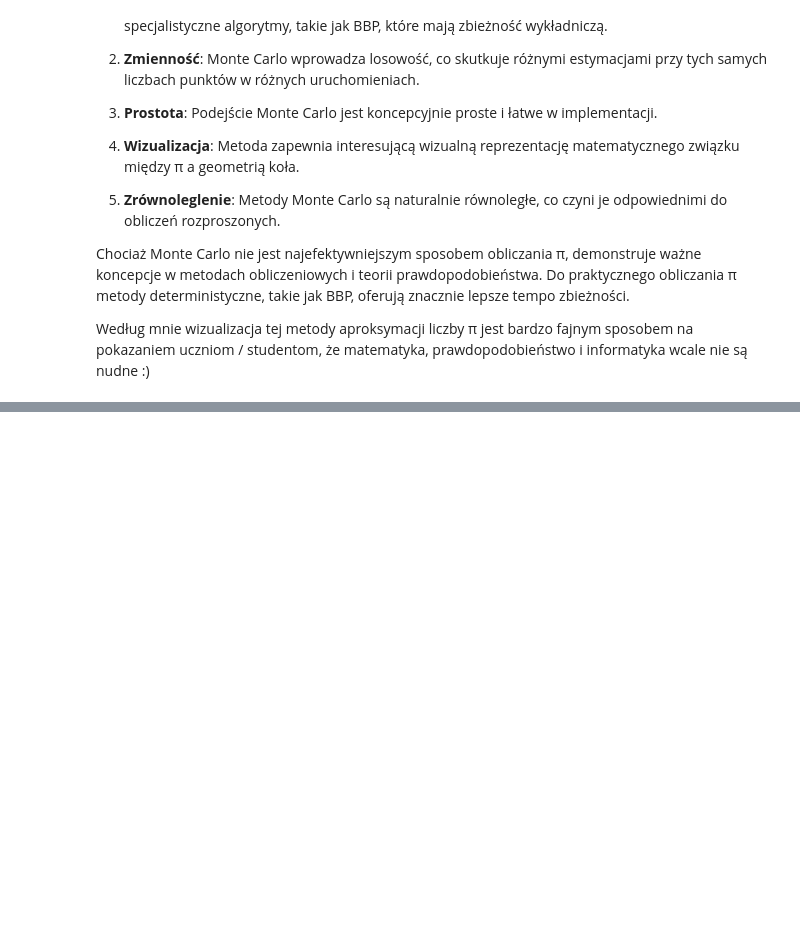
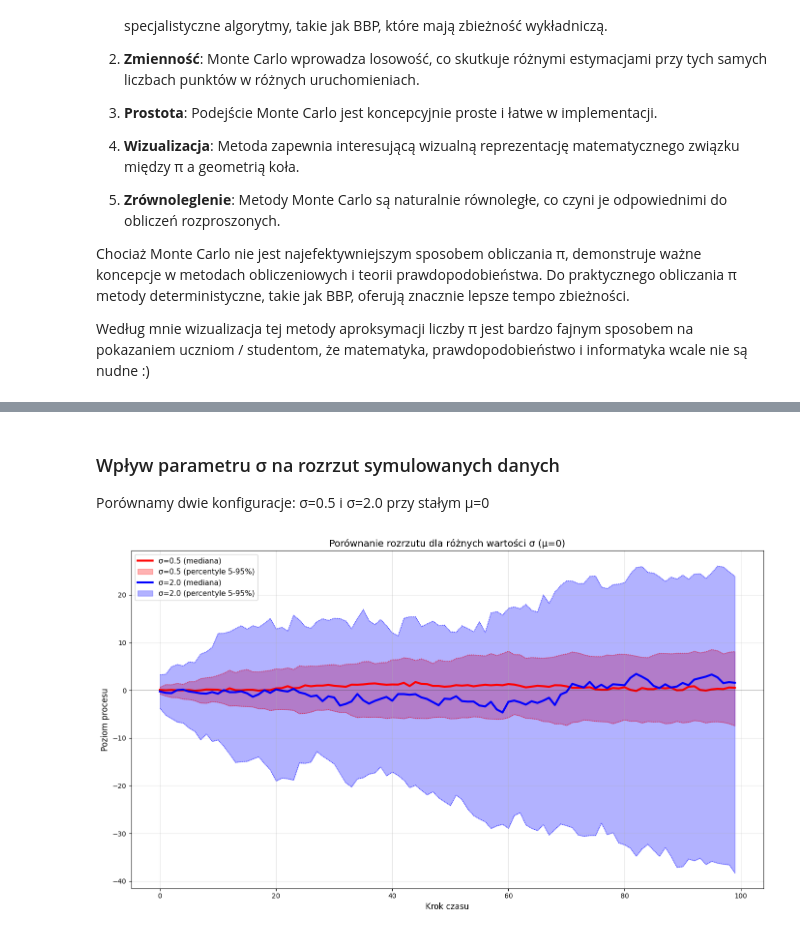
Before and after one commit to birzyk6/inteligencja-obliczeniowa, a Jupyter notebook: lab1 - Monte Carlo/montecarlo.ipynb, the cells around one changed output, grey strips where cells are left out. Saved outputs shown, nothing was run; the diff lists cells and outputs as text; code cells hidden in the pictures; blank space fills up the shorter version.

```diff
--- a/lab1 - Monte Carlo/montecarlo.ipynb
+++ b/lab1 - Monte Carlo/montecarlo.ipynb
@@ -626,0 +735,50 @@ Według mnie wizualizacja tej metody aproksymacji liczby π jest bardzo fajnym s
+# %% [markdown]
+### Wpływ parametru σ na rozrzut symulowanych danych
+
+Porównamy dwie konfiguracje: σ=0.5 i σ=2.0 przy stałym μ=0
+# %%
+np.random.seed(42)
+
+sigma_configs = [
+    ("σ=0.5", 0.0, 0.5),
+    ("σ=2.0", 0.0, 2.0),
+]
+
+sigma_paths = {}
+
+for tag, mu, sigma in sigma_configs:
+    Z = np.random.normal(size=(n_scenarios, T))
+    increments = mu * dt + sigma * np.sqrt(dt) * Z
+    X = np.cumsum(increments, axis=1)
+    sigma_paths[tag] = X
+
+fig, ax = plt.subplots(figsize=(14, 8))
+
+colors_sigma = ['red', 'blue']
+t = np.arange(T)
+
+for idx, (tag, mu, sigma) in enumerate(sigma_configs):
+    X = sigma_paths[tag]
+
+    q05 = np.percentile(X, 5, axis=0)
+    q50 = np.percentile(X, 50, axis=0)
+    q95 = np.percentile(X, 95, axis=0)
+
+    ax.plot(t, q50, linewidth=3, label=f"{tag} (mediana)", color=colors_sigma[idx])
+
+    ax.fill_between(t, q05, q95, alpha=0.3, color=colors_sigma[idx],
+                     label=f"{tag} (percentyle 5-95%)")
+
+    ax.plot(t, q05, linewidth=1, linestyle=':', color=colors_sigma[idx], alpha=0.7)
+    ax.plot(t, q95, linewidth=1, linestyle=':', color=colors_sigma[idx], alpha=0.7)
+
+ax.set_title("Porównanie rozrzutu dla różnych wartości σ (μ=0)", fontsize=14)
+ax.set_xlabel("Krok czasu", fontsize=12)
+ax.set_ylabel("Poziom procesu", fontsize=12)
+ax.legend(loc='best', fontsize=11)
+ax.grid(True, alpha=0.3)
+ax.axhline(y=0, color='black', linestyle='-', linewidth=0.5, alpha=0.5)
+plt.tight_layout()
+plt.show()
+# %% [output]
+[figure, added]
```
Also changed, not shown: parts of 26 cells of this notebook.
